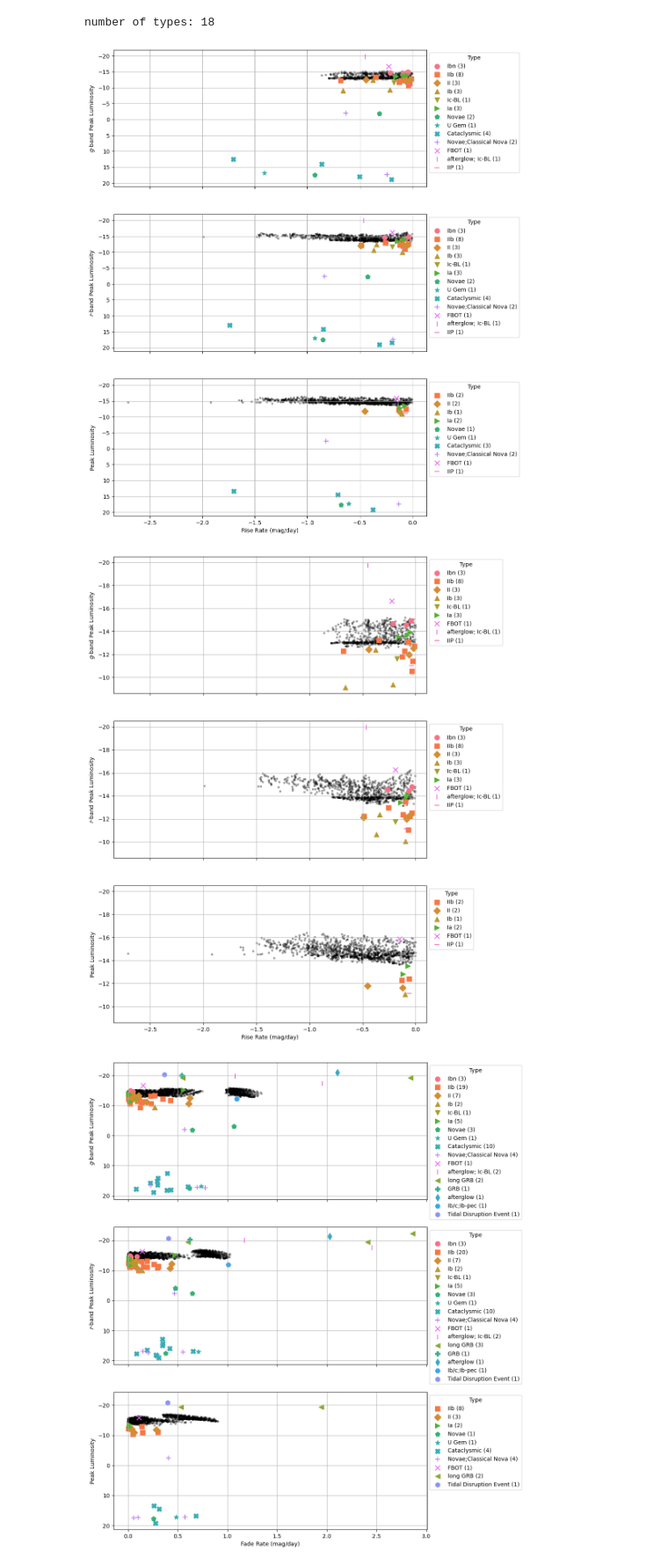
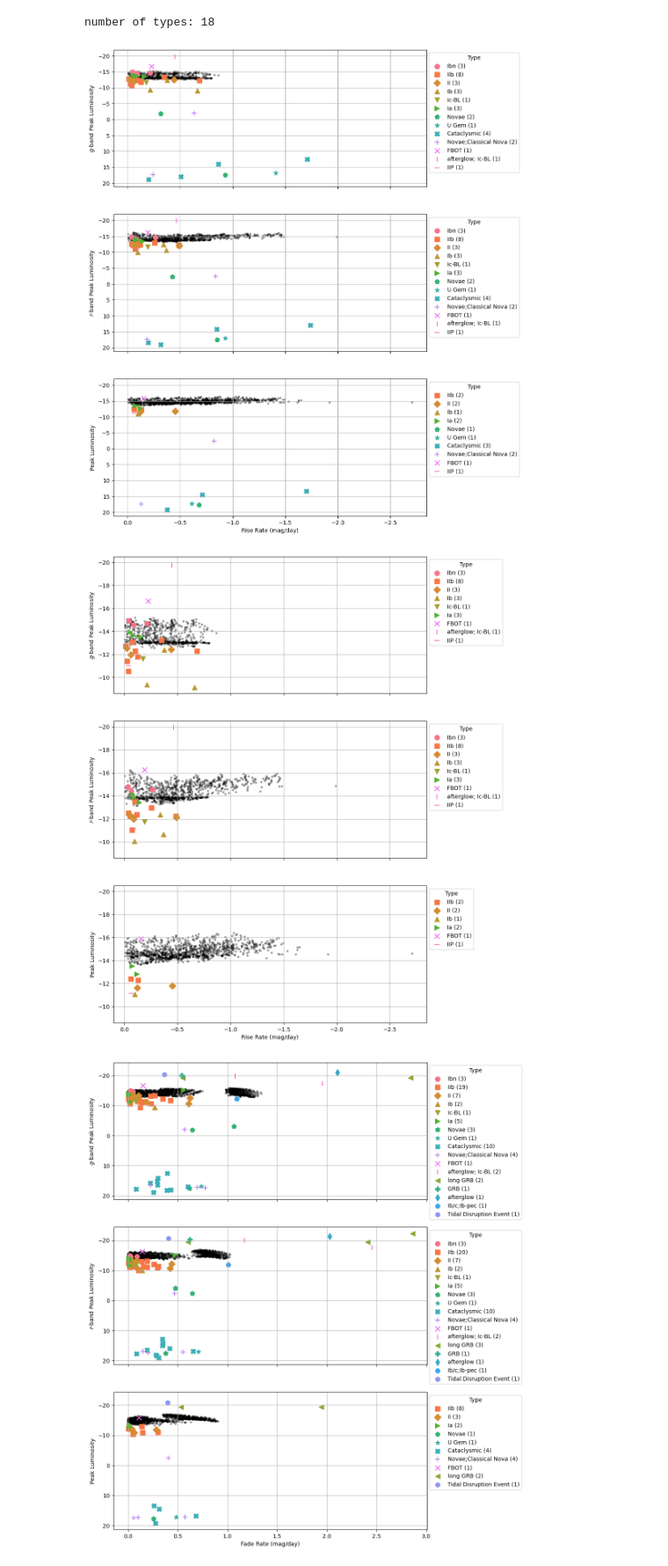
Before and after one commit to tylerbarna/kn-imposters, a Jupyter notebook: gp_calculations.ipynb, the cells around one changed output. Shown at 88% size. Drawn from its saved outputs; the diff is of its cells as text; code cells hidden in the pictures.

Commit message:
render plots

```diff
--- a/gp_calculations.ipynb
+++ b/gp_calculations.ipynb
@@ -461,6 +461,7 @@ type_style_dict = {types[i]: {'color': colors[i], 'marker': markers[i]} for i in
 # %% [output]
 number of types: 18
 # %%
+
 ## maybe try this https://stackoverflow.com/questions/44731152/matplotlib-create-broken-axis-in-subplot
 filters = ['ztfg', 'ztfr', 'ztfi']
 
@@ -494,9 +495,11 @@ for i, (axi, counts) in enumerate(zip(ax, [class_counts_ztfg, class_counts_ztfr,
 
 ax[0].set_ylabel("$\it{g}$-band Peak Luminosity"), ax[1].set_ylabel("$\it{r}$-band Peak Luminosity"), ax[2].set_ylabel("Peak Luminosity")
 ax[0].set_xlabel(""), ax[0].set_xlabel(""), ax[2].set_xlabel("Rise Rate (mag/day)");
+ax[0].invert_xaxis(), ax[1].invert_xaxis(), ax[2].invert_xaxis();
+#plt.savefig('figures/rise_rate_vs_peak_luminosity.pdf', bbox_inches='tight')
 plt.show()
 # %% [output]
-[figure, old version]
+[figure, new version]
 # %%
 ## maybe try this https://stackoverflow.com/questions/44731152/matplotlib-create-broken-axis-in-subplot
 filters = ['ztfg', 'ztfr', 'ztfi']
@@ -505,35 +508,37 @@ df_rates_far = df_rates[df_rates['redshift'] > 0.001]
 fig, ax = plt.subplots(3, 1, figsize=(10, 15),
                        sharex=True , sharey=True)
 ax[0].grid(), ax[1].grid(), ax[2].grid()
 for axi, filter in enumerate(filters):
     ax[axi].scatter(df_2019[f'{filter}_rise_rate'], df_2019[f'{filter}_peak_mag'], alpha=0.3,color='k',marker='.')
     for type_ in df_rates_far['type'].unique():
         df_class = df_rates_far[(df_rates_far['type'] == type_) & (df_rates_far[f'{filter}_peak_mag'].notnull())]
         if len(df_class) > 0:
             ax[axi].scatter(df_class[f'{filter}_rise_rate'], df_class[f'{filter}_peak_mag'],
                             color=type_style_dict[type_]['color'], marker=type_style_dict[type_]['marker'],
                              s=75, label=type_)
 
     #sns.scatterplot(data=df_2019, x=f'{filter}_rise_rate', y=f'{filter}_peak_mag', ax=ax[axi],alpha=0.5)
     #sns.scatterplot(data=df_rates_far, x=f'{filter}_rise_rate', y=f'{filter}_peak_mag', hue='type', style='type', s=150, ax=ax[axi])
 
 ax[0].invert_yaxis(), ax[1].invert_yaxis(), ax[2].invert_yaxis();
 ax[0].set_xlim(None,0.1), ax[1].set_xlim(None,0.1), ax[2].set_xlim(None,0.1);
-class_counts_ztfg = df_rates[df_rates['ztfg_rise_rate'].notnull()]['type'].value_counts().to_dict()
-class_counts_ztfr = df_rates[df_rates['ztfr_rise_rate'].notnull()]['type'].value_counts().to_dict()
-class_counts_ztfi = df_rates[df_rates['ztfi_rise_rate'].notnull()]['type'].value_counts().to_dict()
+class_counts_ztfg = df_rates_far[df_rates_far['ztfg_rise_rate'].notnull()]['type'].value_counts().to_dict()
+class_counts_ztfr = df_rates_far[df_rates_far['ztfr_rise_rate'].notnull()]['type'].value_counts().to_dict()
+class_counts_ztfi = df_rates_far[df_rates_far['ztfi_rise_rate'].notnull()]['type'].value_counts().to_dict()
 for i, (axi, counts) in enumerate(zip(ax, [class_counts_ztfg, class_counts_ztfr, class_counts_ztfi])):
     handles, labels = axi.get_legend_handles_labels()
     new_labels = [f'{label} ({counts[label]})' for label in labels if label in counts]
     legend = axi.legend(handles, new_labels, title='Type', bbox_to_anchor=(1, 1), loc="upper left")
     # legend.get_frame().set_alpha(None)
     # legend.get_frame().set_facecolor((0, 0, 0.1, 0))
     # for t in legend.texts:
     #     t.set_linespacing(0.5)  # Increase line spacing
 
 ax[0].set_ylabel("$\it{g}$-band Peak Luminosity"), ax[1].set_ylabel("$\it{r}$-band Peak Luminosity"), ax[2].set_ylabel("Peak Luminosity")
 ax[0].set_xlabel(""), ax[0].set_xlabel(""), ax[2].set_xlabel("Rise Rate (mag/day)");
+ax[0].invert_xaxis(), ax[1].invert_xaxis(), ax[2].invert_xaxis();
+#plt.savefig('figures/rise_rate_vs_peak_luminosity_low_z_cutoff.pdf', bbox_inches='tight')
 plt.show()
 # %% [output]
-[figure, old version]
+[figure, new version]
 # %%
```
Also changed, not shown: parts of 5 cells of this notebook, 5 other files.
